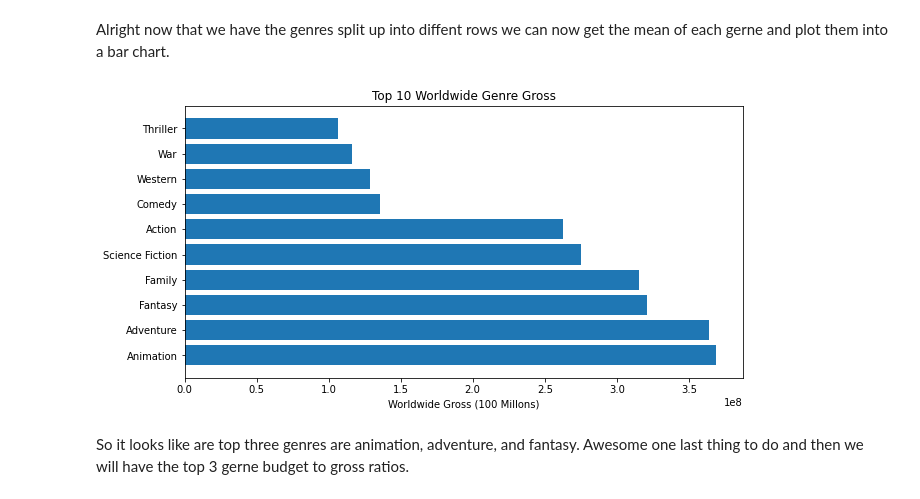
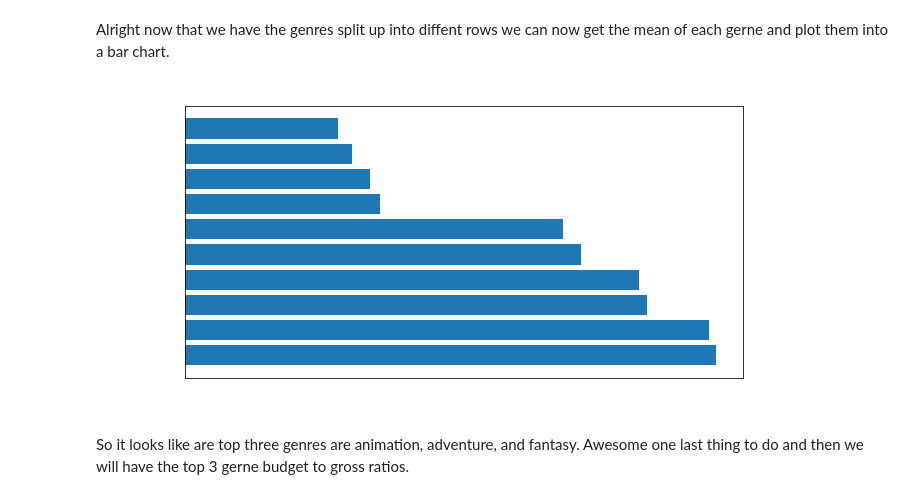
Before and after one commit to learn-co-curriculum/dsc-phase-1-project, a Jupyter notebook: Suggestion_One_Top_Three_Gerne_Ratios.ipynb, the cells around one changed output. Drawn from its saved outputs; the diff is of its cells as text; code cells hidden in the pictures.

```diff
--- a/Suggestion_One_Top_Three_Gerne_Ratios.ipynb
+++ b/Suggestion_One_Top_Three_Gerne_Ratios.ipynb
@@ -204,13 +204,15 @@ Alright now that we have the genres split up into diffent rows we can now get th
 # %%
 fig, ax = plt.subplots(1,1, figsize=(10, 5))
 x = list(tmdb_tn_df_single.groupby(['genre_single']).mean()['worldwide_gross'].sort_values(ascending=False).head(10).keys())
 y = list(tmdb_tn_df_single.groupby(['genre_single']).mean()['worldwide_gross'].sort_values(ascending=False).head(10).values)
 
 ax.barh(x,y);
-ax.set_title('Top 10 Worldwide Genre Gross')
-ax.set_xlabel('Worldwide Gross (100 Millons)');
+ax.set_title('Top 10 Worldwide Genre Gross',color='white')
+ax.set_xlabel('Worldwide Gross (100 Millons)', color='white')
+ax.tick_params(axis='x', colors='white')
+ax.tick_params(axis='y', colors='white');
 # %% [output]
-[figure, old version]
+[figure, new version]
 # %% [markdown]
 So it looks like are top three genres are animation, adventure, and fantasy. Awesome one last thing to do and then we will have the top 3 gerne budget to gross ratios.
 # %% [markdown]
```
Also changed, not shown: parts of 12 cells of this notebook, 1 other file.
